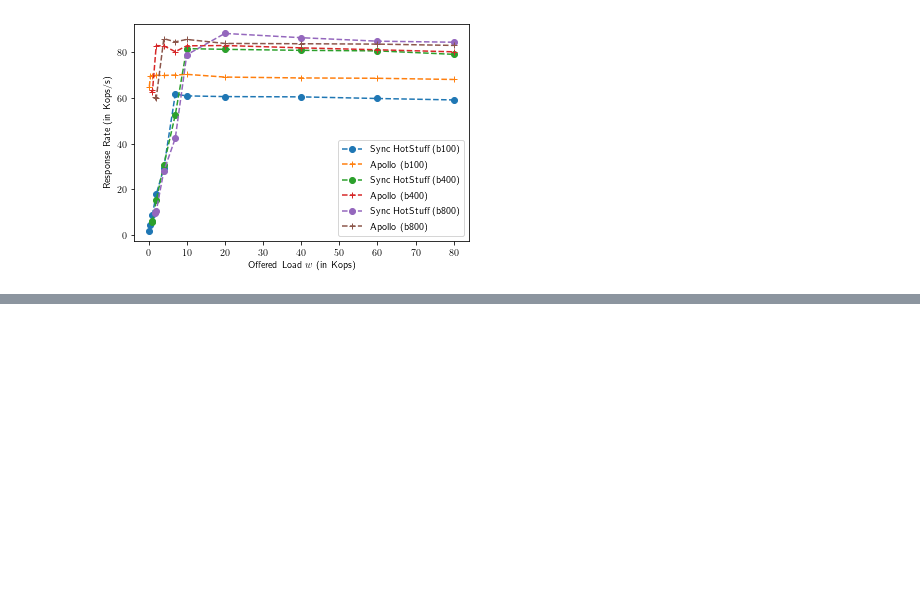
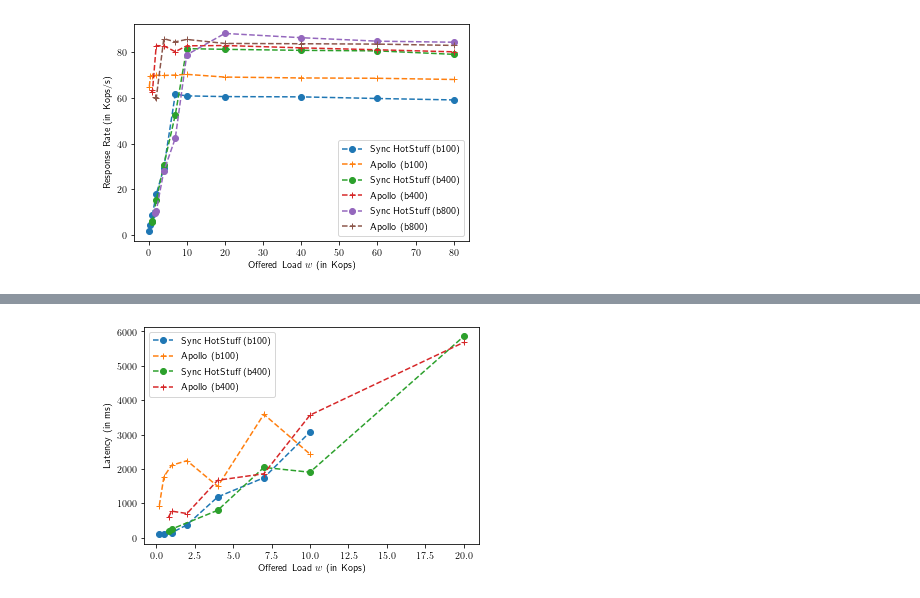
Before and after one commit to libdist-rs/libchatter-rs, a Jupyter notebook: scripts/throughput-vs-latency/vary-b/plot-exp.ipynb, the cells around one changed output, grey strips where cells are left out. Drawn from its saved outputs; the diff is of its cells as text; code cells hidden in the pictures; blank space fills up the shorter version.

```diff
--- a/scripts/throughput-vs-latency/vary-b/plot-exp.ipynb
+++ b/scripts/throughput-vs-latency/vary-b/plot-exp.ipynb
@@ -130,0 +192,17 @@ plt.savefig("Tput-vs-w-for-diff-b.pdf")
+# %%
+plt.rc('text',usetex=True)
+
+plt.plot(shs_b100_w,shs_b100_lat, label="Sync HotStuff (b100)", linestyle='--', marker='o')
+plt.plot(apl_b100_w,apl_b100_lat, label="Apollo (b100)", linestyle='--', marker='+')
+
+plt.plot(shs_b400_w,shs_b400_lat, label="Sync HotStuff (b400)", linestyle='--', marker='o')
+plt.plot(apl_b400_w,apl_b400_lat, label="Apollo (b400)", linestyle='--', marker='+')
+
+plt.legend()
+plt.xlabel("Offered Load $w$ (in Kops)")
+plt.ylabel("Latency (in ms)")
+# plt.show()
+# plt.xticks(log_points)
+plt.savefig("Latency-vs-w-for-diff-b-t1.pdf")
+# %% [output]
+[figure, added]
```
Also changed, not shown: parts of 3 cells of this notebook, 13 other files.
